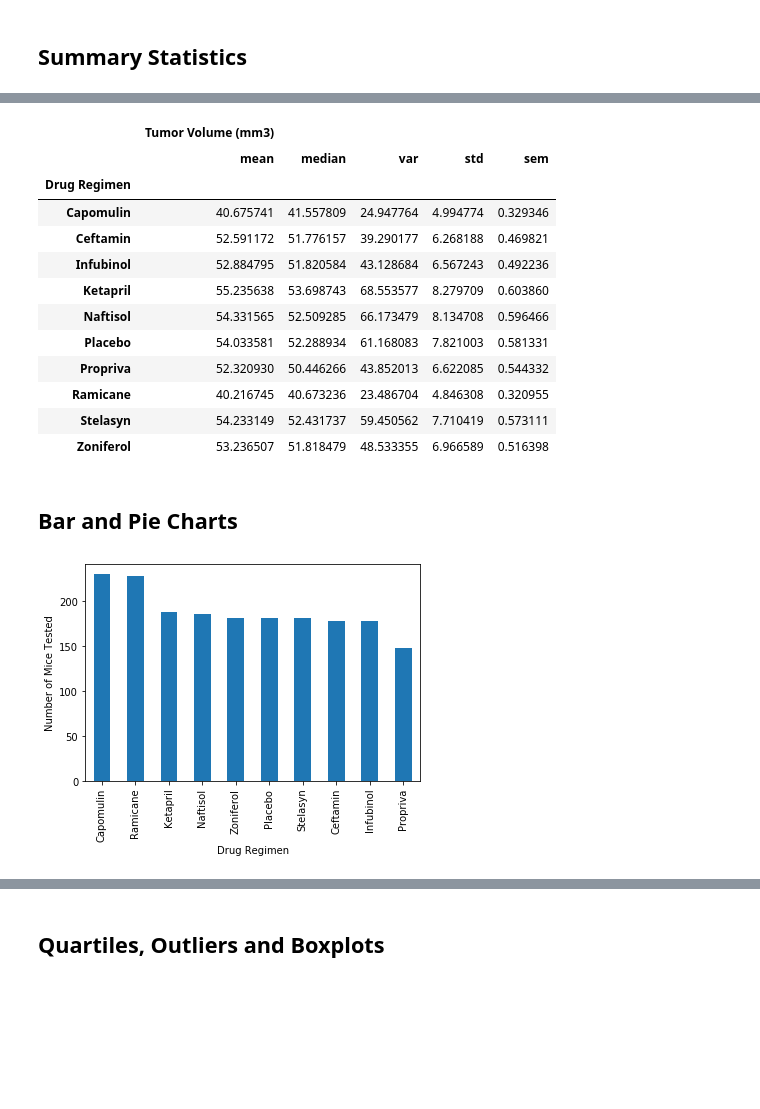
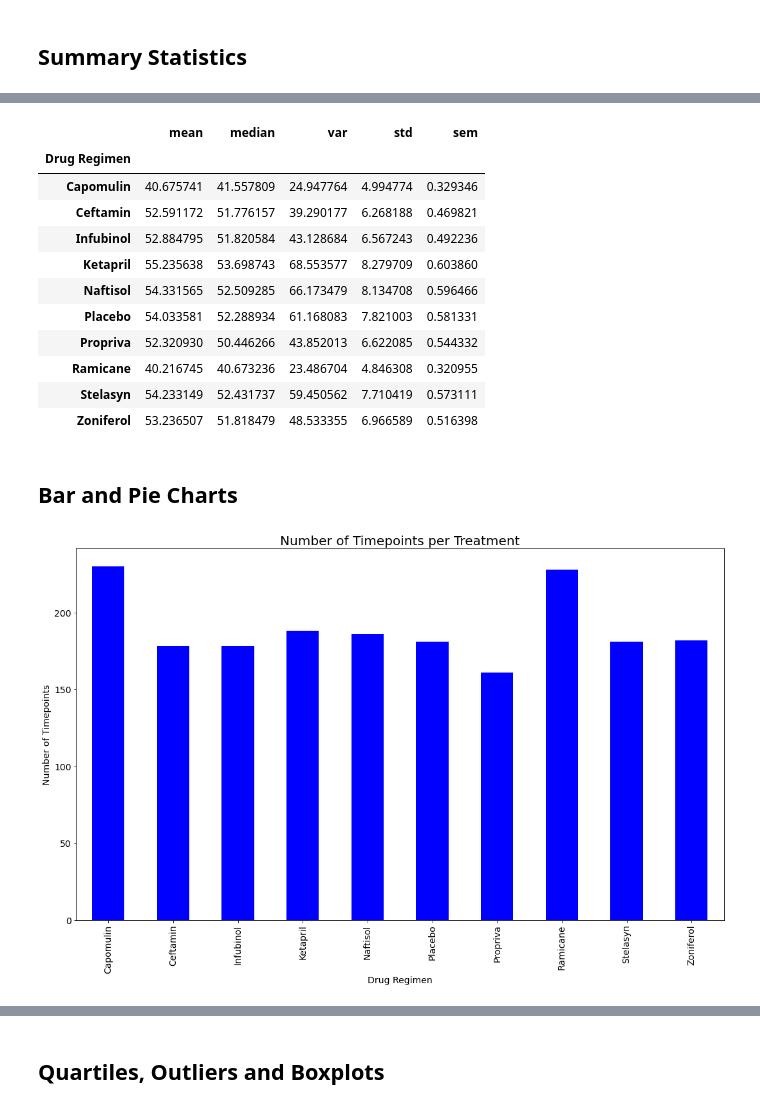
Before and after one commit to kfbienek/matplotlib-challenge, a Jupyter notebook: Pymaceuticals/pymaceuticals_starter.ipynb, the cells around one changed output, grey strips where cells are left out. Drawn from its saved outputs; the diff is of its cells as text; code cells hidden in the pictures; blank space fills up the shorter version.

```diff
--- a/Pymaceuticals/pymaceuticals_starter.ipynb
+++ b/Pymaceuticals/pymaceuticals_starter.ipynb
@@ -98,10 +126,12 @@ KeyError: 'Drug Regimen'
 # %%
 # Generate a summary statistics table of mean, median, variance, standard deviation,
-# and SEM of the tumor volume for each regimen
+tvrstatsdf
+# Using the aggregation method, produce the same summary statistics in a single line.
 
-# Using the aggregation method, produce the same summary statistics in a single line.
+groupby1 = cleandf.groupby('Drug Regimen')
+statstable2 = groupby1.agg(['mean','median','var','std','sem'])["Tumor Volume (mm3)"]
+statstable2
 # %% [output]
-|  | Tumor Volume (mm3) |  |  |  |  |
 |  | mean | median | var | std | sem |
 | Drug Regimen |  |  |  |  |  |
 | Capomulin | 40.675741 | 41.557809 | 24.947764 | 4.994774 | 0.329346 |
@@ -118,5 +148,13 @@ KeyError: 'Drug Regimen'
 ## Bar and Pie Charts
 # %%
 # Generate a bar plot showing the total number of timepoints for all mice tested for each drug regimen using Pandas.
+
+micetestedcount = pydatacomplete.groupby(["Drug Regimen"]).count()["Timepoint"]
+plot = micetestedcount.plot.bar(figsize=(15,10), color='b',fontsize = 14)
+plt.xlabel("Drug Regimen",fontsize = 14)
+plt.ylabel("Number of Timepoints",fontsize = 14)
+plt.title("Number of Timepoints per Treatment",fontsize = 20)
+plt.tight_layout()
+plt.show()
 # %% [output]
-[figure, old version]
+[figure, new version]
```
Also changed, not shown: parts of 18 cells of this notebook, 1 other file.
